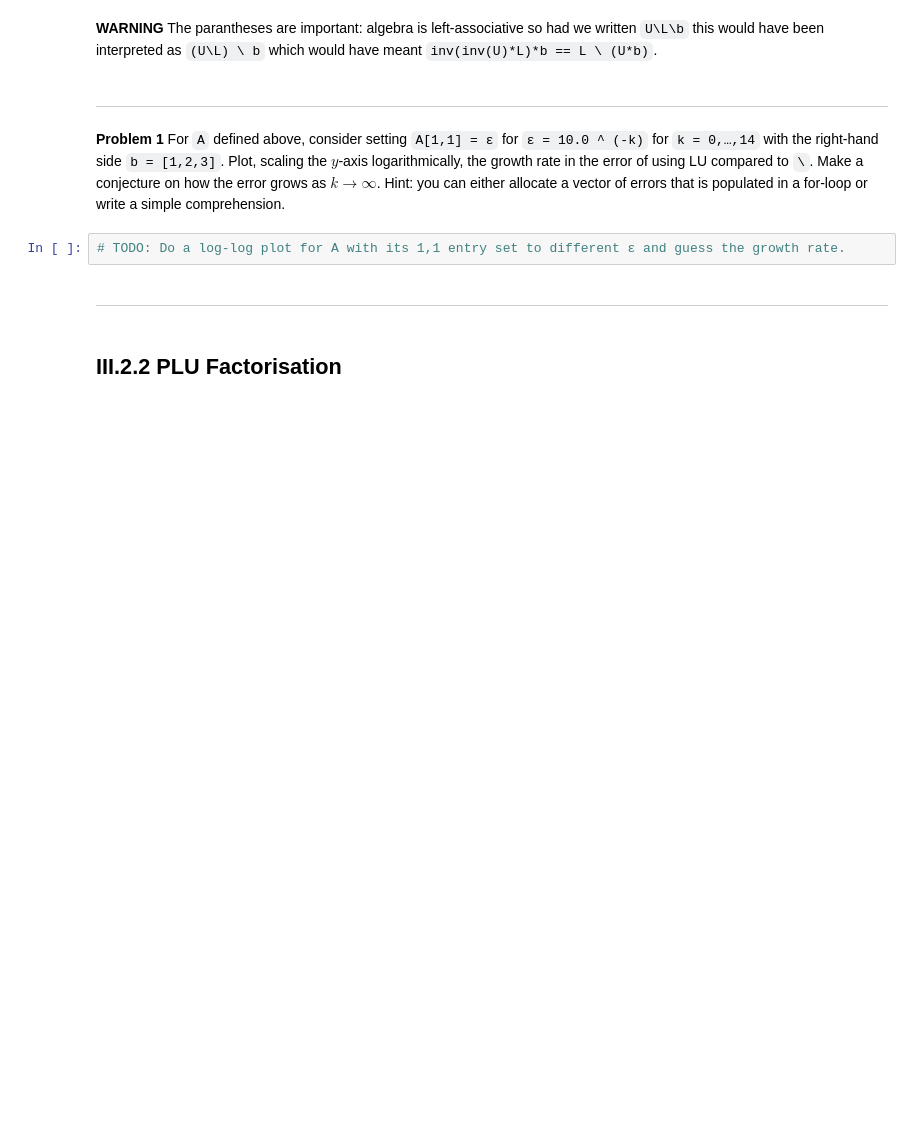
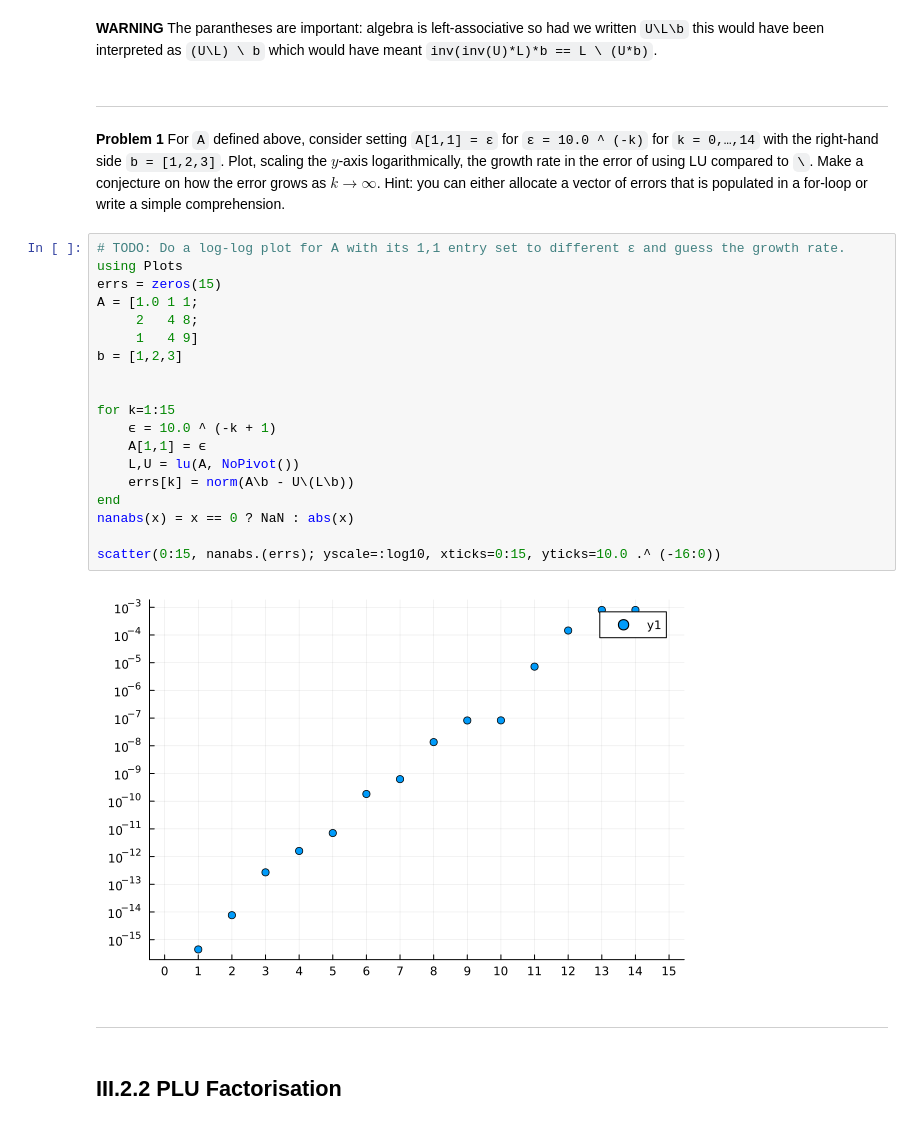
Before and after one commit to Lucasjara379/MATH50003NumericalAnalysis, a Jupyter notebook: labs/lab5.ipynb, the cells around one changed output. Saved outputs shown, nothing was run; the diff lists cells and outputs as text; blank space fills up the shorter version.

```diff
--- a/labs/lab5.ipynb
+++ b/labs/lab5.ipynb
@@ -114,8 +114,27 @@ with the right-hand side `b = [1,2,3]`.
 Plot, scaling the $y$-axis logarithmically, the growth rate in the error of using LU compared to `\`.
 Make a conjecture on how the error grows as $k → ∞$.
 Hint: you can either allocate a vector of errors that is populated in a for-loop or write a simple comprehension.
-# %%
-# TODO: Do a log-log plot for A with its 1,1 entry set to different ε and guess the growth rate.
+# %%
+# TODO: Do a log-log plot for A with its 1,1 entry set to different ε and guess the growth rate.
+using Plots
+errs = zeros(15)
+A = [1.0 1 1;
+     2   4 8;
+     1   4 9]
+b = [1,2,3]
+
+
+for k=1:15
+    ϵ = 10.0 ^ (-k + 1)
+    A[1,1] = ϵ
+    L,U = lu(A, NoPivot())
+    errs[k] = norm(A\b - U\(L\b))
+end
+nanabs(x) = x == 0 ? NaN : abs(x)
+
+scatter(0:15, nanabs.(errs); yscale=:log10, xticks=0:15, yticks=10.0 .^ (-16:0))
+# %% [output]
+[figure, added]
 # %% [markdown]
 -----
 # %% [markdown]
```
Also changed, not shown: parts of 10 cells of this notebook.
